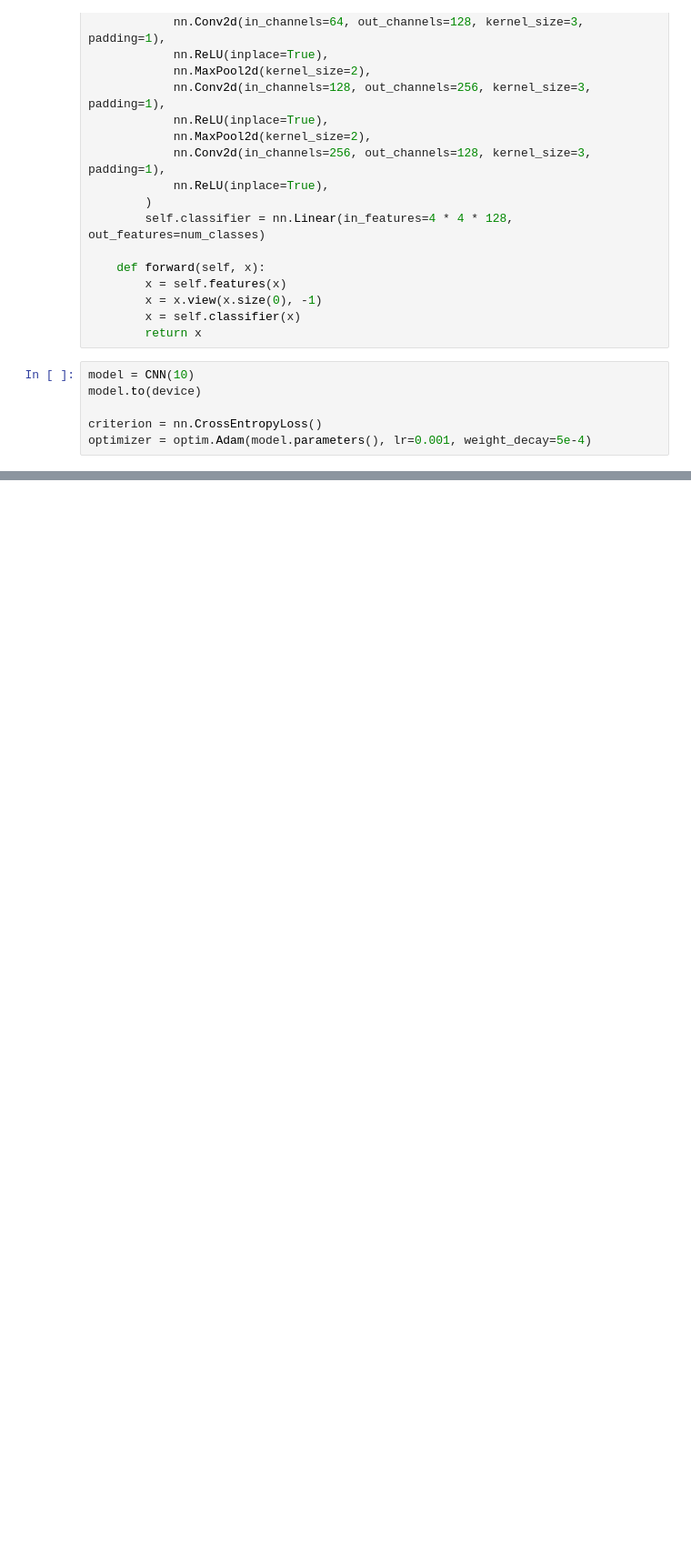
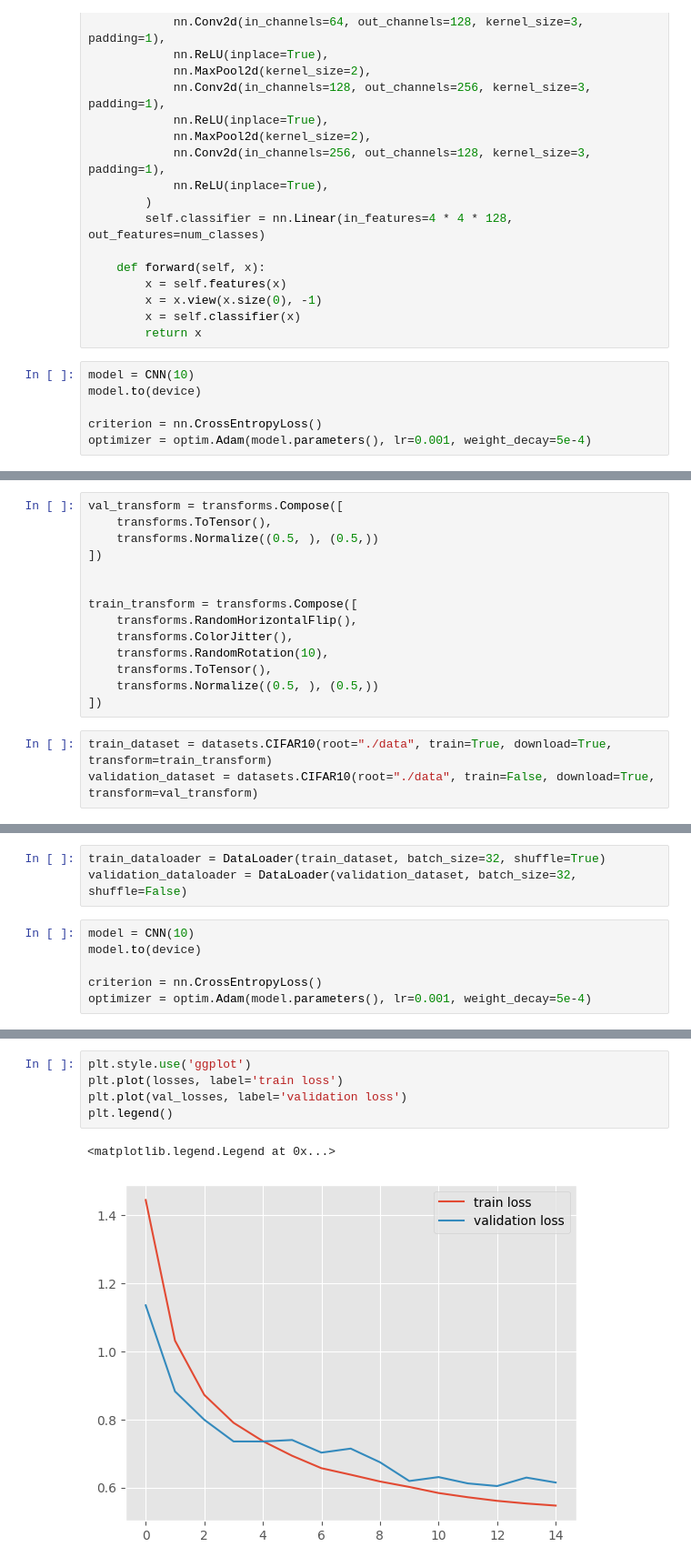
Before and after one commit to iambitebyte/torch_vgg16_sample, a Jupyter notebook: vgg16.ipynb, the cells around one changed output, grey strips where cells are left out. Shown at 91% size. Drawn from its saved outputs; the diff is of its cells as text; blank space fills up the shorter version.

```diff
--- a/vgg16.ipynb
+++ b/vgg16.ipynb
@@ -212,0 +213,17 @@ plt.legend()
+# %%
+val_transform = transforms.Compose([
+    transforms.ToTensor(),
+    transforms.Normalize((0.5, ), (0.5,))
+])
+
+
+train_transform = transforms.Compose([
+    transforms.RandomHorizontalFlip(),
+    transforms.ColorJitter(),
+    transforms.RandomRotation(10),
+    transforms.ToTensor(),
+    transforms.Normalize((0.5, ), (0.5,))
+])
+# %%
+train_dataset = datasets.CIFAR10(root="./data", train=True, download=True, transform=train_transform)
+validation_dataset = datasets.CIFAR10(root="./data", train=False, download=True, transform=val_transform)
@@ -212,0 +233,9 @@ plt.legend()
+# %%
+train_dataloader = DataLoader(train_dataset, batch_size=32, shuffle=True)
+validation_dataloader = DataLoader(validation_dataset, batch_size=32, shuffle=False)
+# %%
+model = CNN(10)
+model.to(device)
+
+criterion = nn.CrossEntropyLoss()
+optimizer = optim.Adam(model.parameters(), lr=0.001, weight_decay=5e-4)
@@ -212,0 +301,8 @@ plt.legend()
+# %%
+plt.style.use('ggplot')
+plt.plot(losses, label='train loss')
+plt.plot(val_losses, label='validation loss')
+plt.legend()
+# %% [output]
+<matplotlib.legend.Legend at 0x...>
+[figure, added]
```
Also changed, not shown: parts of 8 cells of this notebook.
